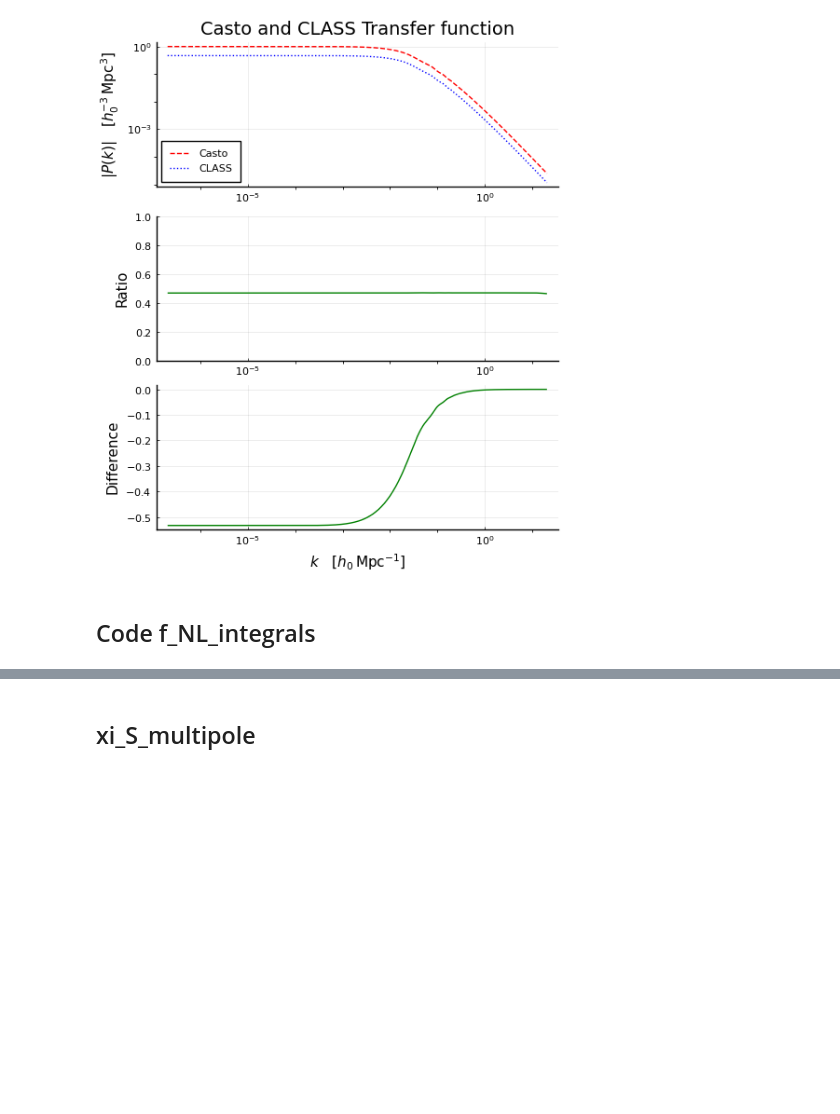
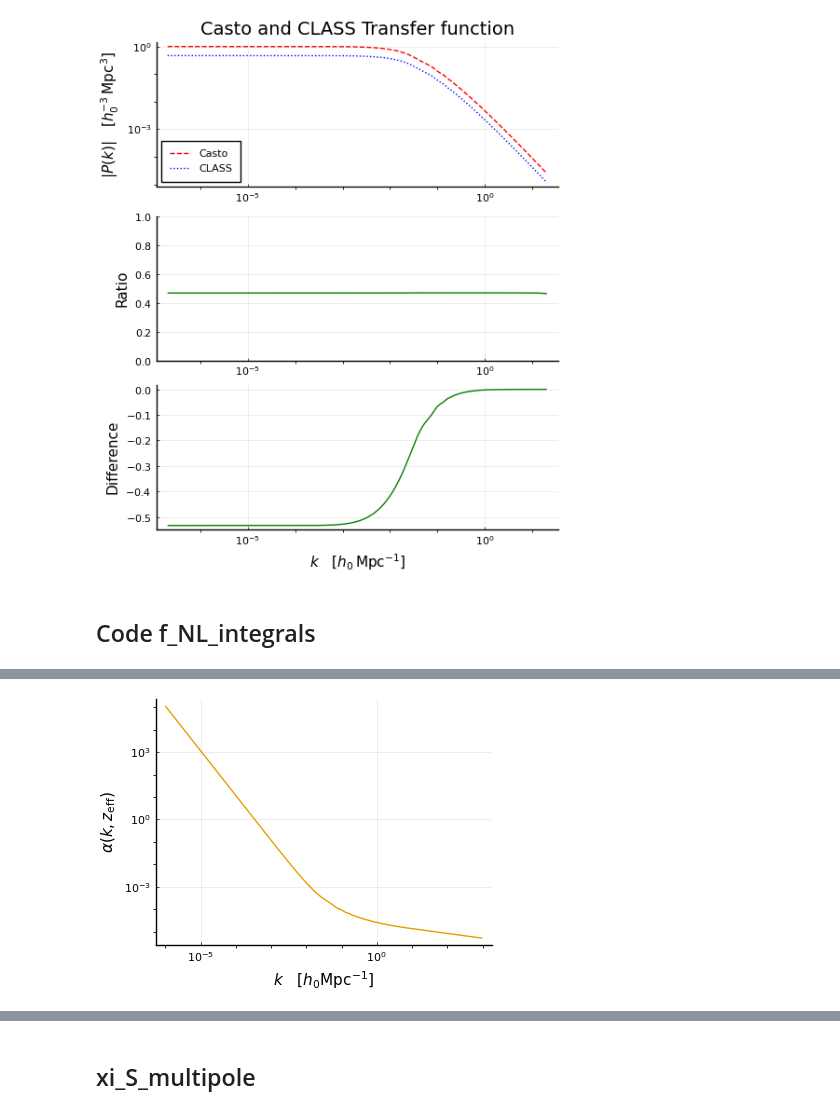
Before and after one commit to foglienimatteo/GaPSE.jl, a Jupyter notebook: ipynbs/Real_f_NL.ipynb, the cells around one changed output, grey strips where cells are left out. Drawn from its saved outputs; the diff is of its cells as text; code cells hidden in the pictures; blank space fills up the shorter version.

```diff
--- a/ipynbs/Real_f_NL.ipynb
+++ b/ipynbs/Real_f_NL.ipynb
@@ -276,8 +288,6 @@ end;
 # %%
-function α_bias(k, cosmo::GaPSE.Cosmology)
-     D = cosmo.D_of_s(cosmo.s_eff)
-     Ω_M0 = cosmo.params.Ω_M0
-    #1.68647
-    #return 1.0
-     return 3.0/2.0 * Ω_M0 * (100 / 299792.458)^2 / (0.779017 * D * k^2 * TF_casto(k))
+function α_bias(k, bf, cosmo::GaPSE.Cosmology; z=nothing)
+     D = cosmo.D_of_s(isnothing(z) ? cosmo.s_eff : z)
+     Ω_M0 = cosmo.params.Ω_M0 #1.68647
+     return 3.0/2.0 * bf *  Ω_M0 * (100 / 299792.458)^2 / (0.779017 * D * k^2 * TF_casto(k))
 end;
@@ -310,0 +298,7 @@ P = plot(p1, p2, size=(500, 400), layout= @layout [ x ; y  ] )
+# %%
+ks = 10 .^ range(-6, 3, length=300)
+plot(ks, [α_bias(k, 1, cosmo) for k in ks], axis=:log,
+    label=false, size=(400, 300), ylabel=L"\alpha(k,z_{\rm eff})",
+    xlabel=L"k \quad [h_0 \mathrm{Mpc^{-1}}]")
+# %% [output]
+[figure, added]
```
Also changed, not shown: parts of 13 cells of this notebook.
